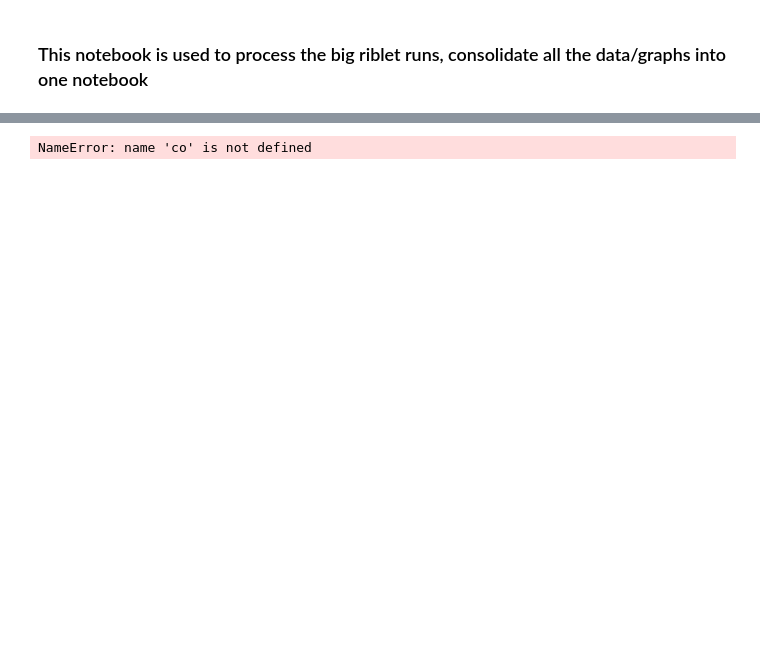
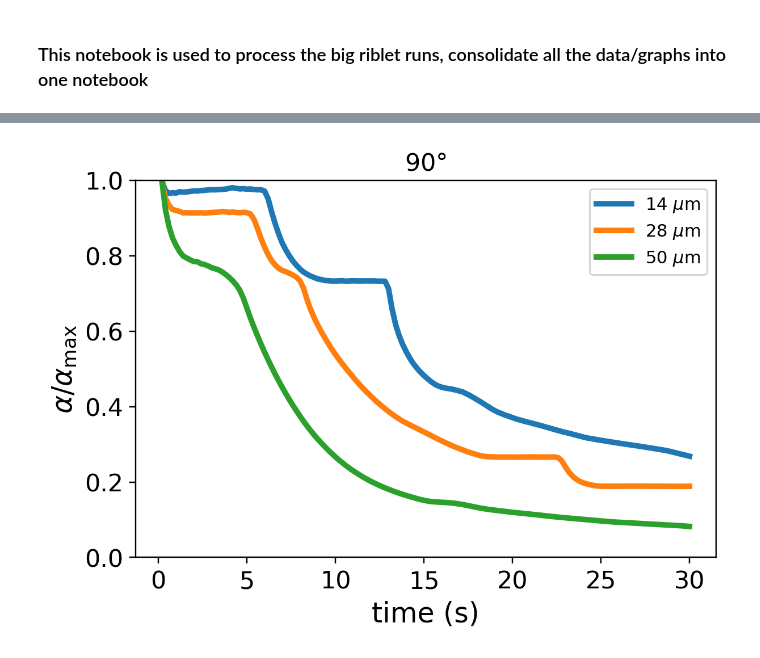
Before and after one commit to patricksinclair/openfoam_utilities, a Jupyter notebook: big_run_analyser.ipynb, the cells around one changed output, grey strips where cells are left out. Cells and saved outputs as stored; diff of their text form; code cells hidden in the pictures; blank space fills up the shorter version.

```diff
--- a/big_run_analyser.ipynb
+++ b/big_run_analyser.ipynb
@@ -123,15 +104,14 @@ perpendicularFlow_50microns_alpha = collate_all_dataframes("riblet_data/alpha_da
 
 perpendicularFlow_14microns_alpha_EXTRA = collate_all_dataframes("riblet_data/alpha_data_perpendicular_14microns_EXTRA/", delta_t, t_max=30.)
 perpendicularFlow_28microns_alpha_EXTRA = collate_all_dataframes("riblet_data/alpha_data_perpendicular_28microns_EXTRA/", delta_t, t_max=30.)
-perpendicularFlow_50microns_alpha_EXTRA = co
+perpendicularFlow_50microns_alpha_EXTRA = collate_all_dataframes("riblet_data/alpha_data_perpendicular_50microns_EXTRA/", delta_t, t_max=30.)
 #parallelFlow_14microns_alpha
-# %% [output]
-NameError: name 'co' is not defined
 # %%
 #group the biofilm dataframes together by flow direction
 alphaDataframes_parallelFlow = [parallelFlow_14microns_alpha, parallelFlow_28microns_alpha, parallelFlow_50microns_alpha]
 alphaDataframes_angle45Flow = [angle45Flow_14microns_alpha, angle45Flow_28microns_alpha, angle45Flow_50microns_alpha]
 alphaDataframes_perpendicularFlow = [perpendicularFlow_14microns_alpha, perpendicularFlow_28microns_alpha, perpendicularFlow_50microns_alpha]
+alphaDataframes_perpendicularFlow_EXTRA = [perpendicularFlow_14microns_alpha_EXTRA, perpendicularFlow_28microns_alpha_EXTRA, perpendicularFlow_50microns_alpha_EXTRA]
 
 #group the biofilm dataframes together by biofilm thickness
 alphaDataFrames_14microns = [parallelFlow_14microns_alpha, angle45Flow_14microns_alpha, perpendicularFlow_14microns_alpha]
@@ -241,0 +224,20 @@ plot3x1AlphaComparisonPlots(alphaDataFrames_14microns, alphaDataFrames_28microns
+# %%
+#plot the extended perpendicular flow simulations for alpha (normalised)
+labelSize=16
+titleSize=14
+fig, ax = plt.subplots(dpi=220)
+fig.set_size_inches(6,4)
+
+for df, line_label in zip(alphaDataframes_perpendicularFlow_EXTRA, bf_thickness_labels):
+    ax.plot(df['t'], df['alpha_normalised'], label=line_label, lw=3.2)
+
+ax.set_title("$90\degree$", fontsize=titleSize)
+ax.set_ylabel("$\\alpha / \\alpha_\max$", fontsize=labelSize)
+ax.set_xlabel("time (s)", fontsize=labelSize)
+ax.tick_params(axis='both', which='major', labelsize=14)
+ax.set_ylim(0,1)
+plt.legend()
+plt.savefig("riblet_plots/alphaNormalised_perpendicular_EXTRA.pdf", bbox_inches='tight')
+plt.show()
+# %% [output]
+[figure, added]
```
Also changed, not shown: parts of 11 cells of this notebook.
